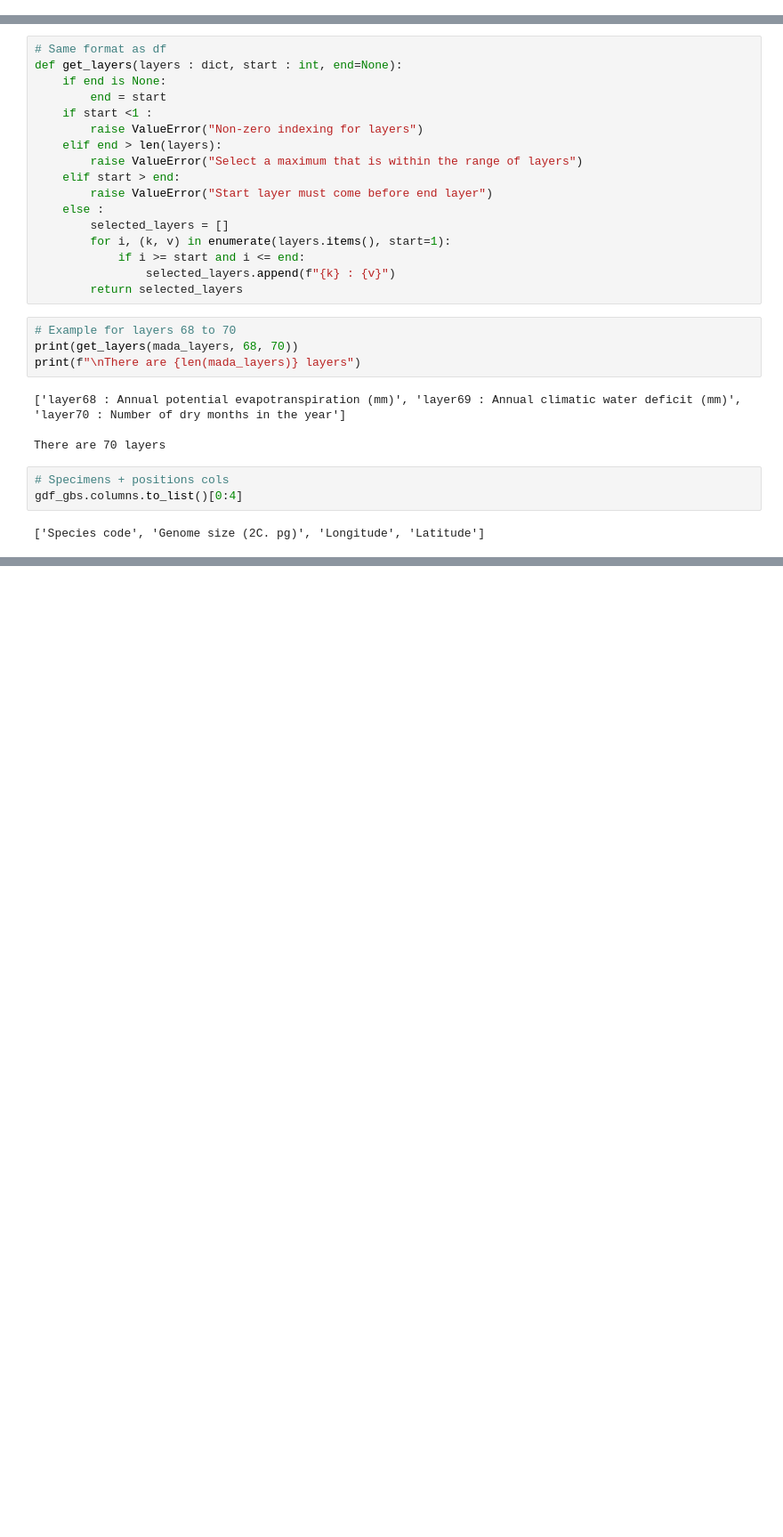
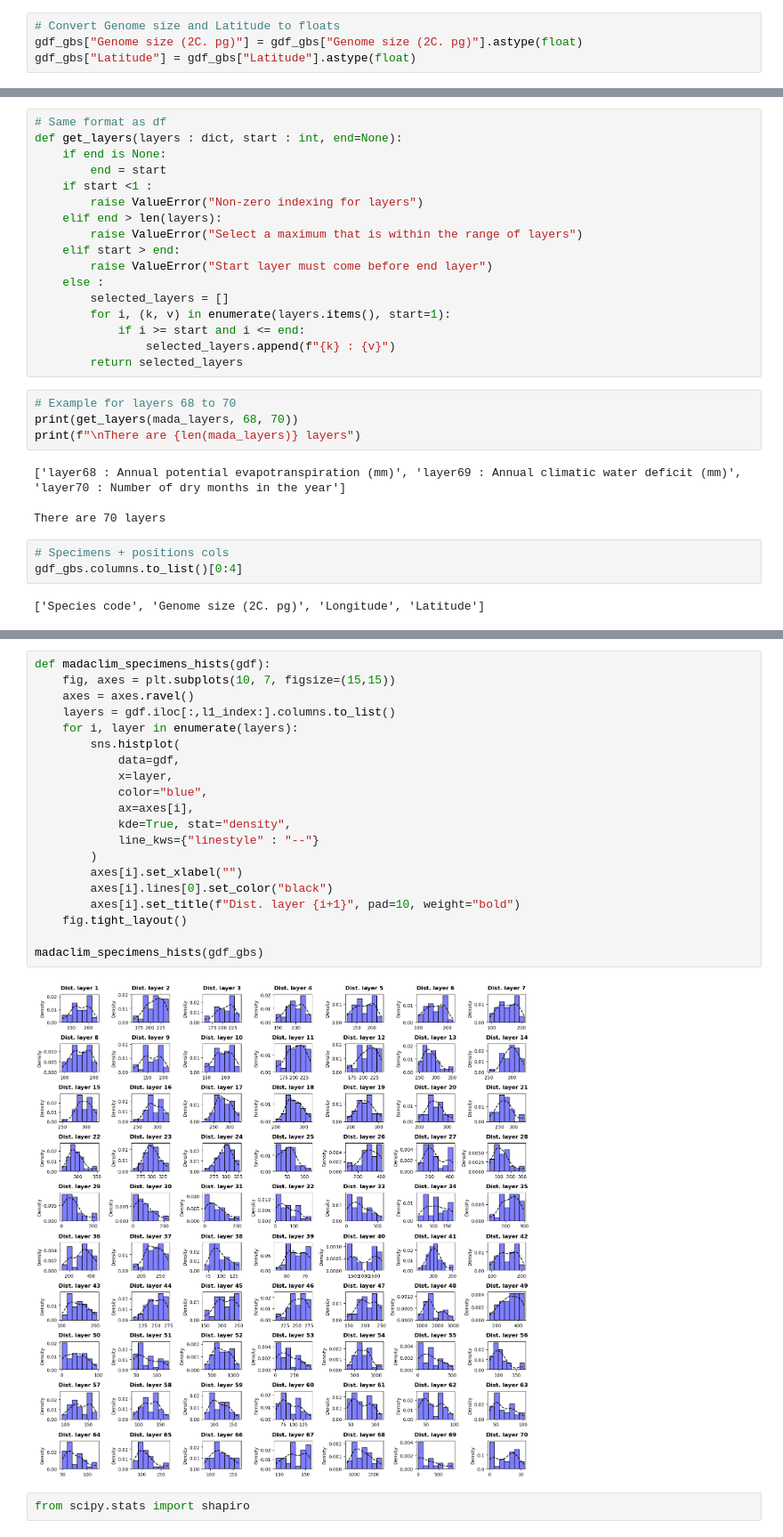
Before and after one commit to tahiri-lab/py_madaclim, a Jupyter notebook: src/data_exploration.ipynb, the cells around one changed output, grey strips where cells are left out. Shown at 89% size. Cells and saved outputs as stored; diff of their text form; blank space fills up the shorter version.

```diff
--- a/src/data_exploration.ipynb
+++ b/src/data_exploration.ipynb
@@ -628,5 +641,9 @@ len(gdf_gbs)
 # %% [output]
 OK, no more 'nodata'
 37
+# %%
+# Convert Genome size and Latitude to floats
+gdf_gbs["Genome size (2C. pg)"] = gdf_gbs["Genome size (2C. pg)"].astype(float)
+gdf_gbs["Latitude"] = gdf_gbs["Latitude"].astype(float)
 # %% [markdown]
 ### Environmental data extraction
@@ -716,0 +742,24 @@ gdf_gbs[get_layers(mada_layers, 1, 1)].plot.hist(bins=15, legend=False, alpha=0.
+# %%
+def madaclim_specimens_hists(gdf):
+    fig, axes = plt.subplots(10, 7, figsize=(15,15))
+    axes = axes.ravel()
+    layers = gdf.iloc[:,l1_index:].columns.to_list()
+    for i, layer in enumerate(layers):
+        sns.histplot(
+            data=gdf,
+            x=layer,
+            color="blue",
+            ax=axes[i],
+            kde=True, stat="density",
+            line_kws={"linestyle" : "--"}
+        )
+        axes[i].set_xlabel("")
+        axes[i].lines[0].set_color("black")
+        axes[i].set_title(f"Dist. layer {i+1}", pad=10, weight="bold")
+    fig.tight_layout()
+
+madaclim_specimens_hists(gdf_gbs)
+# %% [output]
+[figure, added]
+# %%
+from scipy.stats import shapiro
```
Also changed, not shown: parts of 24 cells of this notebook.
